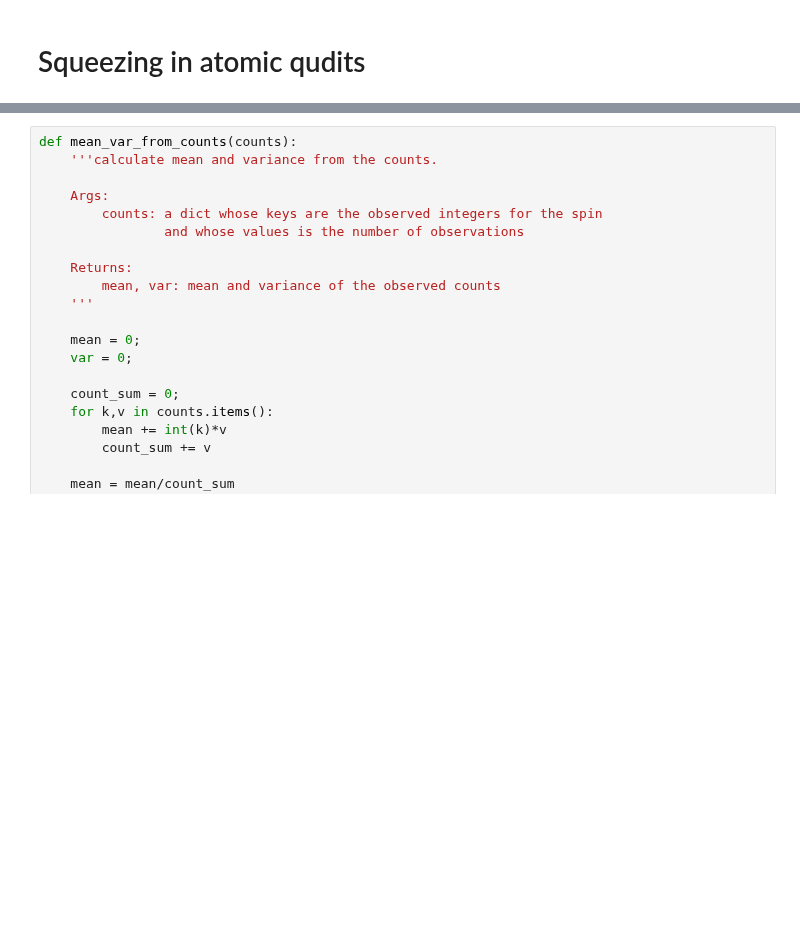
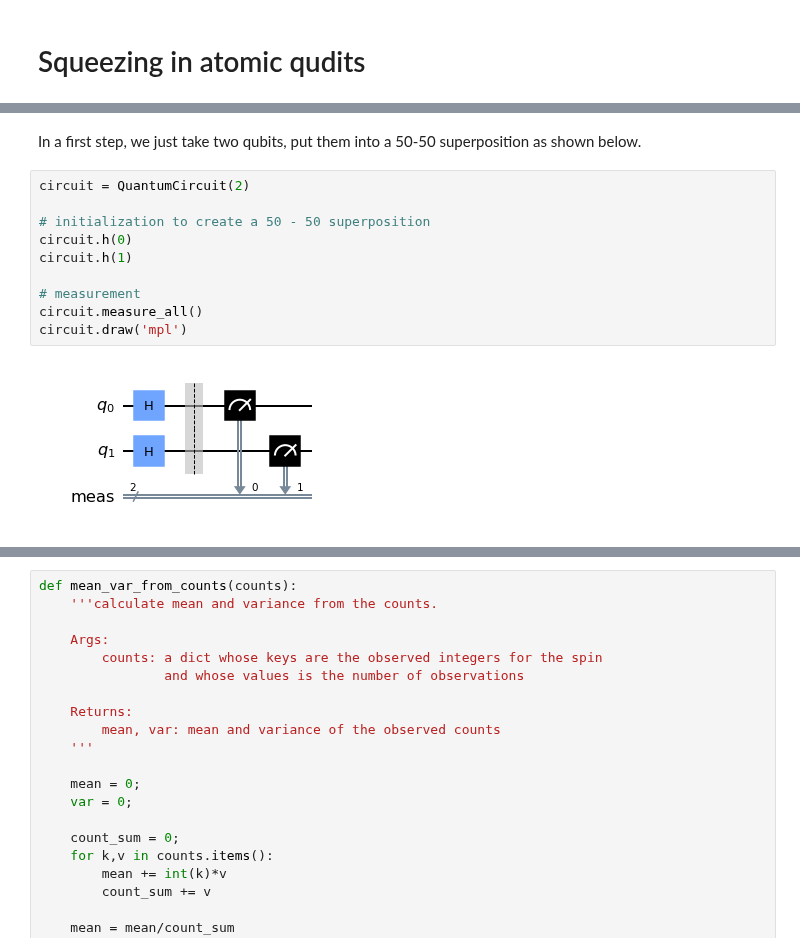
Before and after one commit to qiskit-community/qiskit-cold-atom, a Jupyter notebook: docs/tutorials/07_squeezing_in_qudits.ipynb, the cells around one changed output, grey strips where cells are left out. Saved outputs shown, nothing was run; the diff lists cells and outputs as text; blank space fills up the shorter version.

```diff
--- a/docs/tutorials/07_squeezing_in_qudits.ipynb
+++ b/docs/tutorials/07_squeezing_in_qudits.ipynb
@@ -48,0 +28,14 @@ _ = plt.legend()
+# %% [markdown]
+In a first step, we just take two qubits, put them into a 50-50 superposition as shown below.
+# %%
+circuit = QuantumCircuit(2)
+
+# initialization to create a 50 - 50 superposition
+circuit.h(0)
+circuit.h(1)
+
+# measurement
+circuit.measure_all()
+circuit.draw('mpl')
+# %% [output]
+[figure, added]
```
Also changed, not shown: parts of 62 cells of this notebook, 4 other files.
